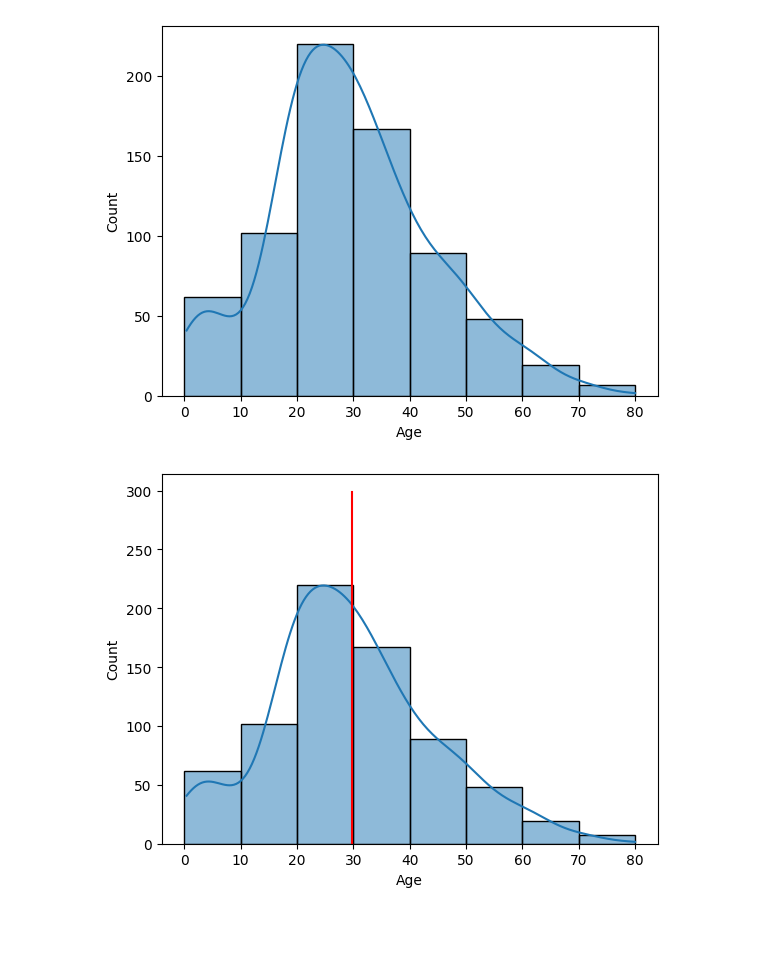
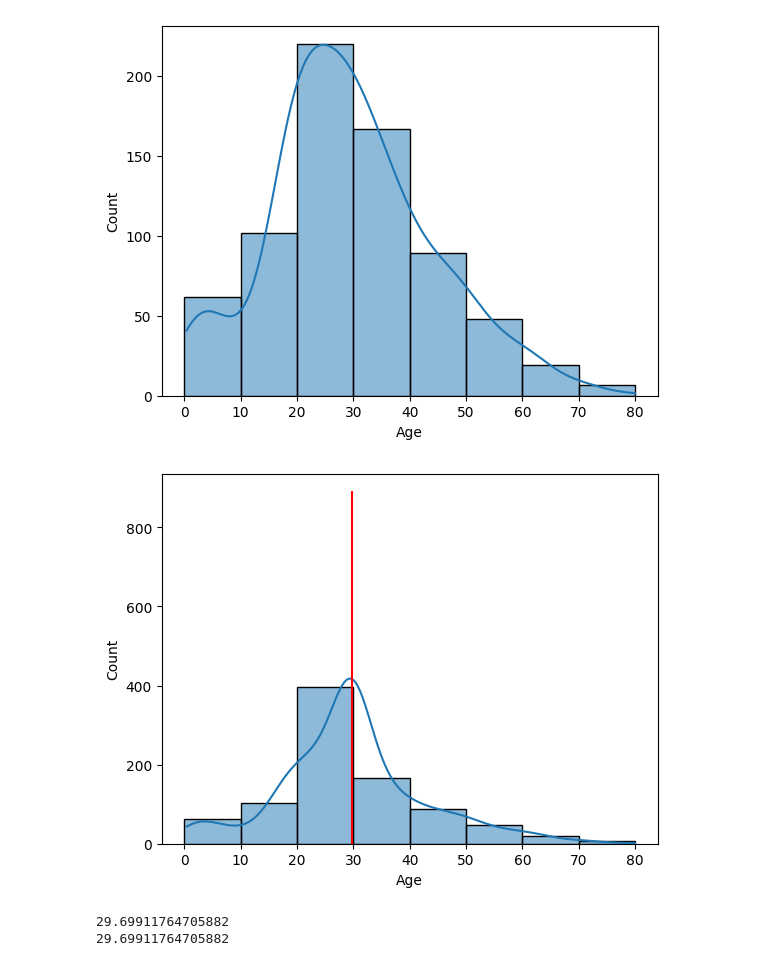
Before and after one commit to faruk950147/Python-A-to-Z, a Jupyter notebook: 07 ML/statictist/main.ipynb, the cells around one changed output. Saved outputs shown, nothing was run; the diff lists cells and outputs as text; code cells hidden in the pictures; blank space fills up the shorter version.

```diff
--- a/07 ML/statictist/main.ipynb
+++ b/07 ML/statictist/main.ipynb
@@ -5,3 +5,4 @@ import matplotlib.pyplot as plt
 import seaborn as sns
 # %%
 df = pd.read_csv("titanic.csv")
+df['Age'].fillna(df['Age'].mean(), inplace=True)
@@ -19,9 +27,16 @@ plt.show()
 # %% [output]
 [figure]
 # %%
-mn = np.mean(df['Age'])
+mean = np.mean(df['Age'])
 sns.histplot(df['Age'], kde=True, bins=[i for i in range(0, 81, 10)])
-plt.plot([mn for i in range(300)], [i for i in range(300)], color='red')
+plt.plot([mean for i in range(len(df['Age']))], [i for i in range(len(df['Age']))], color='red')
 plt.show()
 # %% [output]
-[figure, old version]
+[figure, new version]
+# %%
+print(df['Age'].median())
+
+print(np.median(df['Age']))
+# %% [output]
+29.69911764705882
+29.69911764705882
```
Also changed, not shown: parts of 3 cells of this notebook.
